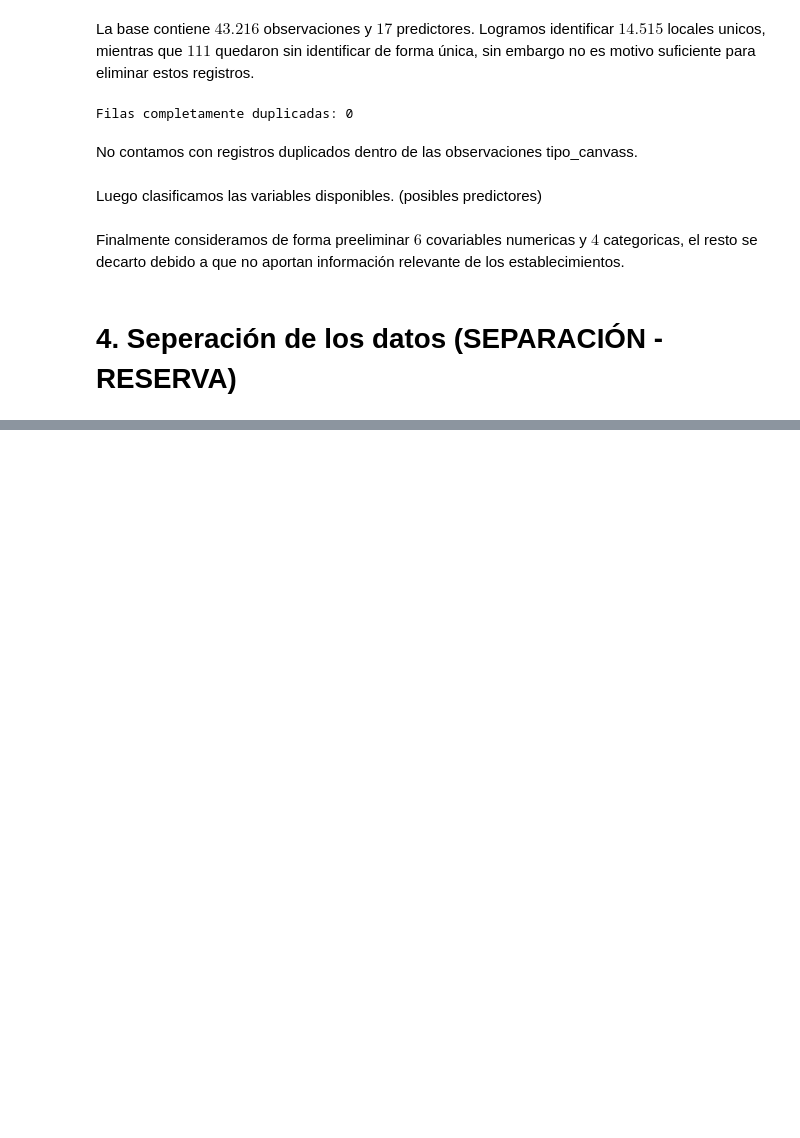
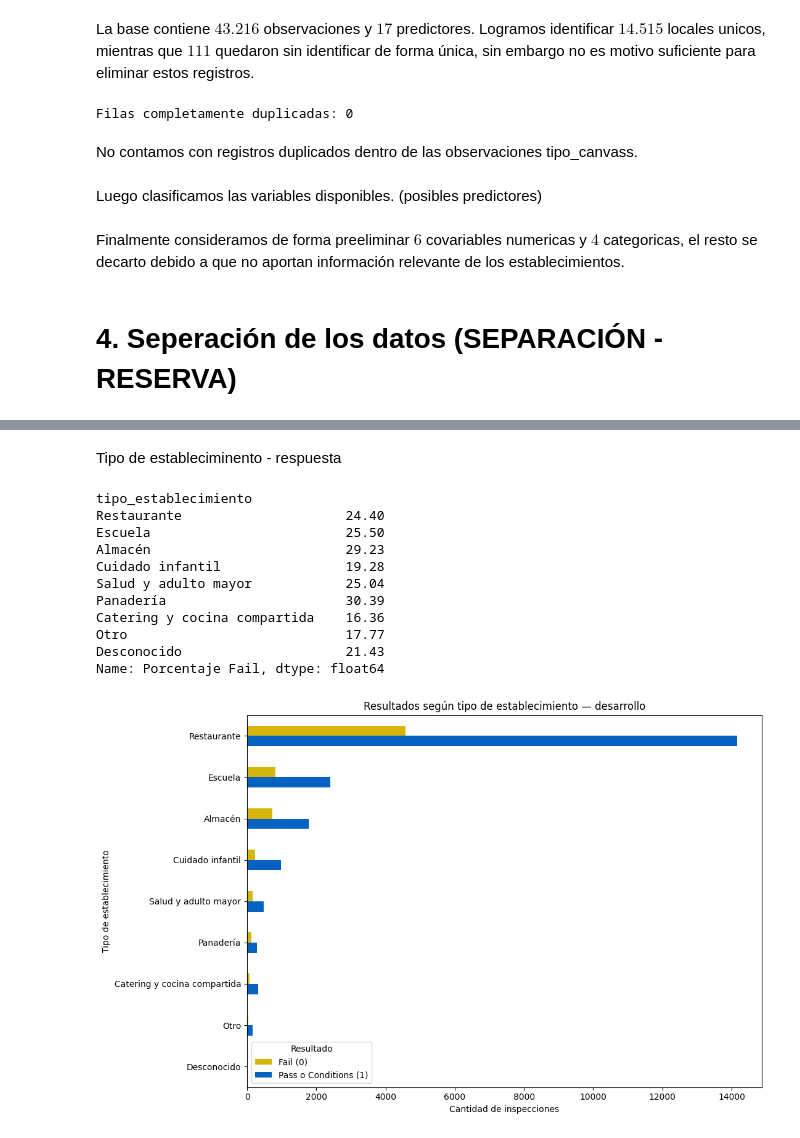
Before and after one commit to jpmondaca/Proyecto-Topicos, a Jupyter notebook: main.ipynb, the cells around one changed output, grey strips where cells are left out. Drawn from its saved outputs; the diff is of its cells as text; code cells hidden in the pictures; blank space fills up the shorter version.

```diff
--- a/main.ipynb
+++ b/main.ipynb
@@ -668,0 +812,61 @@ Finalmente consideramos de forma preeliminar $6$ covariables numericas y $4$ cat
+# %% [markdown]
+Tipo de estableciminento - respuesta
+# %%
+tipo_resultado = pd.crosstab(
+    tipo,
+    desarrollo["resultado"]
+).reindex(
+    index=frecuencias_tipo.index,
+    columns=[0, 1],
+    fill_value=0
+)
+
+tipo_resultado.columns = [
+    "Fail (0)",
+    "Pass o Conditions (1)"
+]
+
+tipo_resultado["Total"] = (
+    tipo_resultado["Fail (0)"]
+    + tipo_resultado["Pass o Conditions (1)"]
+)
+
+tipo_resultado["Porcentaje Fail"] = (
+    tipo_resultado["Fail (0)"]
+    / tipo_resultado["Total"]
+    * 100
+)
+
+print(tipo_resultado["Porcentaje Fail"].round(2))
+
+
+# GRÁFICO DE BARRAS AGRUPADAS #
+ax = tipo_resultado[
+    ["Fail (0)", "Pass o Conditions (1)"]
+].plot(
+    kind="barh",
+    figsize=(11, 7),
+    color=["#D6B50D", "#0562C0"]
+)
+
+ax.invert_yaxis()
+ax.set_xlabel("Cantidad de inspecciones")
+ax.set_ylabel("Tipo de establecimiento")
+ax.set_title("Resultados según tipo de establecimiento — desarrollo")
+ax.legend(title="Resultado")
+
+plt.tight_layout()
+plt.show()
+# %% [output]
+tipo_establecimiento
+Restaurante                     24.40
+Escuela                         25.50
+Almacén                         29.23
+Cuidado infantil                19.28
+Salud y adulto mayor            25.04
+Panadería                       30.39
+Catering y cocina compartida    16.36
+Otro                            17.77
+Desconocido                     21.43
+Name: Porcentaje Fail, dtype: float64
+[figure, added]
```
Also changed, not shown: parts of 24 cells of this notebook.
